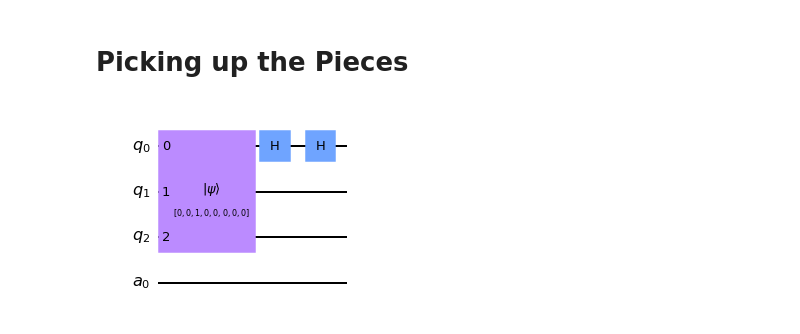
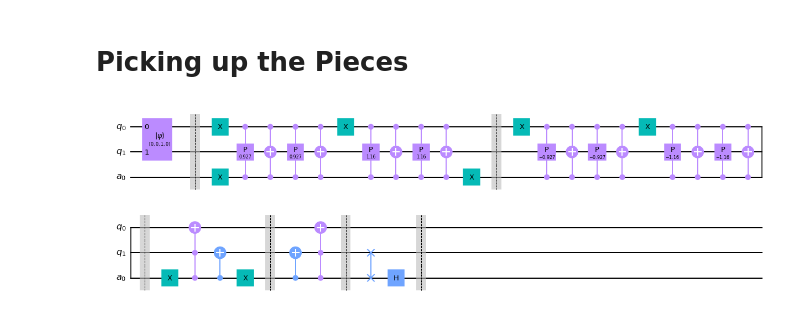
Before and after one commit to bgard1/Quantum-LBM, a Jupyter notebook: austin/composition.ipynb, the cells around one changed output. Saved outputs shown, nothing was run; the diff lists cells and outputs as text; code cells hidden in the pictures.

Commit message:
Add my qiskit attempt at the final circuit

```diff
--- a/austin/composition.ipynb
+++ b/austin/composition.ipynb
@@ -23,9 +24,8 @@ circ2.draw()
 # %% [markdown]
 # Picking up the Pieces
 # %%
-def init(qreg, areg):
-    state = np.zeros(2**qreg.size)
-    state[2] = 1
+def init(init_phi, qreg, areg):
     circ = q.QuantumCircuit(qreg, areg)
-    circ.initialize(state, qreg)
+    circ.initialize(init_phi, qreg)
+    circ.barrier()
     return circ
@@ -32,21 +54,34 @@ def init(qreg, areg):
+# %%
+def RL(type_, qreg, areg):
+    circ = q.QuantumCircuit(qreg, areg)
+    if type_ == 'R':
+        circ.x(areg[0])
+    circ.mcx([qreg[1], areg[0]], qreg[0])
+    circ.cx(areg[0], qreg[1])
+    if type_ == 'R':
+        circ.x(areg[0])
+    elif type_ == 'L':
+        circ = circ.inverse()
+    circ.barrier()
+    return circ
 # %%
-def C(type_, lambda_, qreg, areg):
+def macros(qreg, areg):
     circ = q.QuantumCircuit(qreg, areg)
-
+    circ.swap(qreg[-1], areg[0])
+    circ.h(areg[0])
+    circ.barrier()
     return circ
-# %%
-def RL(type_, qreg, areg):
-    return q.QuantumCircuit(qreg, areg)
 # %%
-n_phi = 3
+n_phi = 2
 #n_qubits = n_phi + 1
+init_phi = np.zeros(2**n_phi)
+init_phi[2] = 1
 qreg = q.QuantumRegister(n_phi, 'q')
 areg = q.QuantumRegister(1, 'a')
-lambda_1 = log(0.6+0.8).imag
-lambda_2 = log(0.6-0.8).imag
+a = [0.6, 0.4]
 
-circ = init(qreg, areg) + C(1, lambda_1, qreg, areg) + C(2, lambda_2, qreg, areg) + \
-       RL('R', qreg, areg) + RL('L', qreg, areg)
+circ = init(init_phi, qreg, areg) + C(1, a, qreg, areg) + C(2, a, qreg, areg) + \
+       RL('R', qreg, areg) + RL('L', qreg, areg) + macros(qreg, areg)
 circ.draw()
 # %% [output]
-[figure, old version]
+[figure, new version]
```
Also changed, not shown: parts of 2 cells of this notebook.
